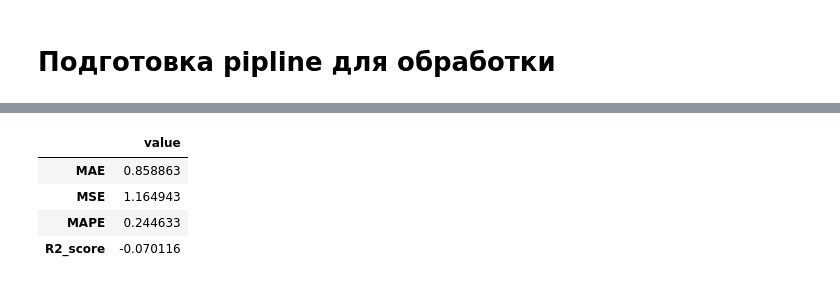
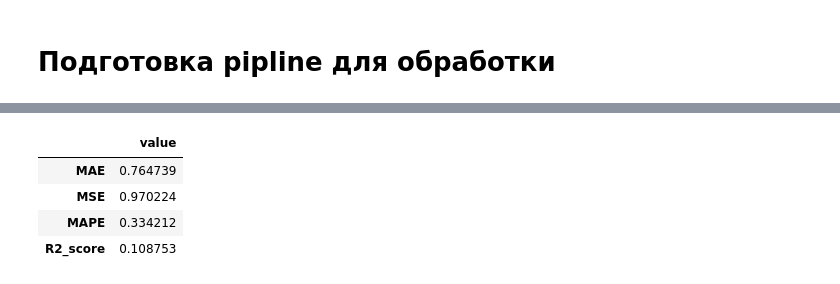
Before and after one commit to aleks-haksly/Simulative, a Jupyter notebook: ML/recomendation.ipynb, the cells around one changed output, grey strips where cells are left out. Saved outputs shown, nothing was run; the diff lists cells and outputs as text; code cells hidden in the pictures.

```diff
--- a/ML/recomendation.ipynb
+++ b/ML/recomendation.ipynb
@@ -115,8 +115,8 @@ class CustomTransformer(BaseEstimator, TransformerMixin):
                      suffixes = ('', '_gen_mean'))
 
 
-        X_copy.drop(columns=['timestamp', 'genres', ], inplace=True)
-        return X_copy
+        X_copy.drop(columns=['timestamp', 'genres'], inplace=True)
+        return X_copy.set_index(X.index)
 
     def get_feature_names_out(self, input_features=None):
         return self.mlb.classes_
@@ -140,6 +140,7 @@ class NaivePredictor(ClassifierMixin, BaseEstimator):
     def fit(self, X, y):
         concatenated_df = pd.concat([X, y], axis=1)
         self.rating_movie_mean_ = concatenated_df.groupby('movieId')['rating'].mean()
+        self.global_mean = y.mean()
         return self
 
     def predict(self, X_):
@@ -152,7 +153,7 @@ class NaivePredictor(ClassifierMixin, BaseEstimator):
 
         # Заполняем пропущенные значения средним рейтингом всех фильмов
         global_mean = self.rating_movie_mean_.mean()
-        predictions = X_['movieId'].map(self.rating_movie_mean_).fillna(global_mean)
+        predictions = X_['movieId'].map(self.rating_movie_mean_).fillna(self.global_mean)
         return predictions
 # %%
 pipe = Pipeline(
@@ -165,5 +166,3 @@ pipe = Pipeline(
 # %%
 X_ = ratings_full_df.drop("rating", axis=1)
 y_ = ratings_full_df['rating']
-# %%
-sample = pipe.fit(X_, y_).predict(X_)
@@ -195,20 +177,20 @@ X_train, X_test, y_train, y_test = train_test_split(
     random_state=42  # <--- Мешать ли данные или делить по индексам
 )
 # %%
-def evalueate_model(y_predicted, y_true):
+def evalueate_model(y_true, y_predicted):
   result = pd.DataFrame.from_dict({
-          "MAE": mean_absolute_error(y_predicted, y_true),
-          "MSE": mean_squared_error(y_predicted, y_true),
-          "MAPE": mean_absolute_percentage_error(y_predicted, y_true),
+          "MAE": mean_absolute_error(y_true, y_predicted),
+          "MSE": mean_squared_error(y_true, y_predicted),
+          "MAPE": mean_absolute_percentage_error(y_true, y_predicted),
           "R2_score": r2_score(y_true, y_predicted )
   },
   orient='index', columns=['value'])
   return result
 # %%
-evalueate_model(pipe.fit(X_train, y_train).predict(X_test), y_test)
+evalueate_model(y_test, pipe.fit(X_train, y_train).predict(X_test))
 # %% [output]
 |  | value |
-| MAE | 0.858863 |
-| MSE | 1.164943 |
-| MAPE | 0.244633 |
-| R2_score | -0.070116 |
+| MAE | 0.764739 |
+| MSE | 0.970224 |
+| MAPE | 0.334212 |
+| R2_score | 0.108753 |
```
Also changed, not shown: parts of 4 cells of this notebook.
